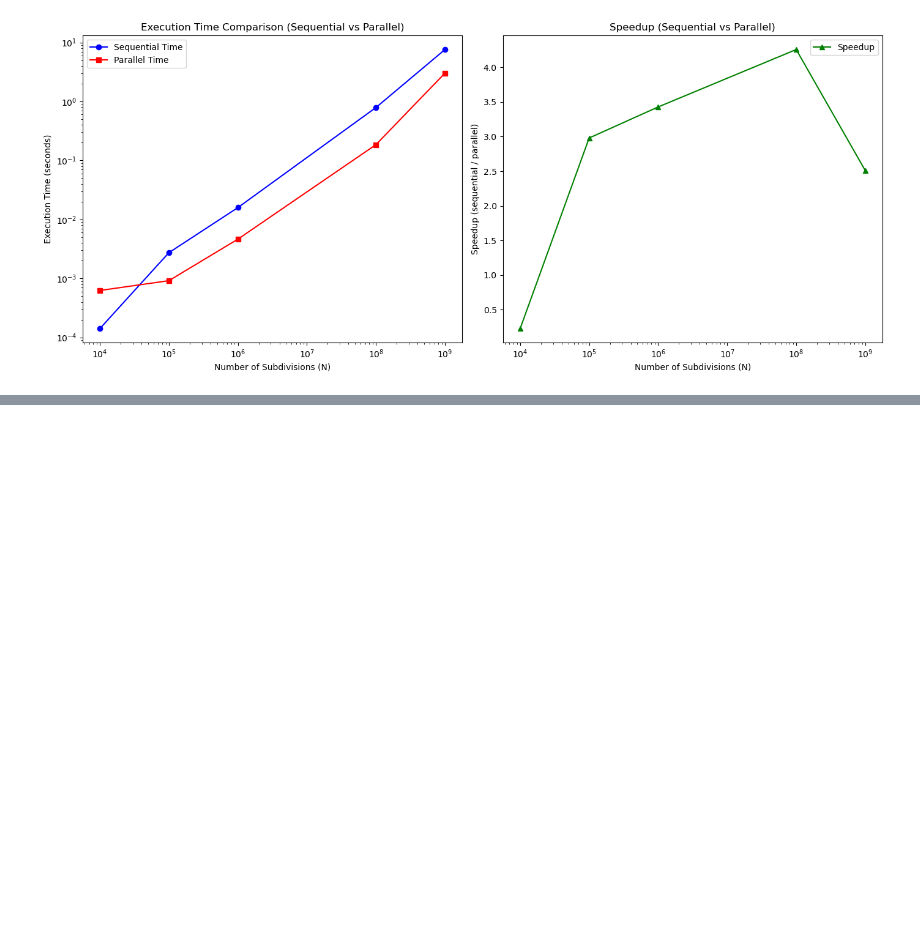
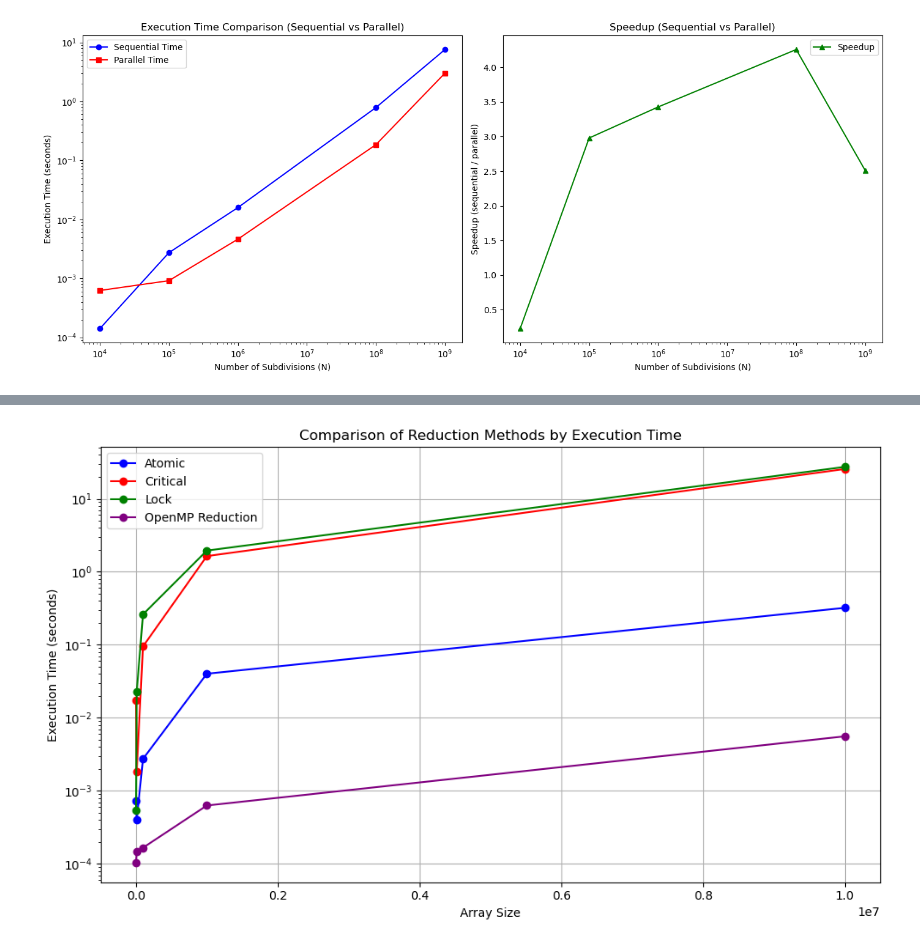
Before and after one commit to tmaxell/openmp_tasks, a Jupyter notebook: graphs/graph.ipynb, the cells around one changed output, grey strips where cells are left out. Saved outputs shown, nothing was run; the diff lists cells and outputs as text; code cells hidden in the pictures; blank space fills up the shorter version.

```diff
--- a/graphs/graph.ipynb
+++ b/graphs/graph.ipynb
@@ -151,0 +212,29 @@ plt.show()
+# %%
+import matplotlib.pyplot as plt
+
+array_sizes = [1000, 10000, 100000, 1000000, 10000000]
+
+time_atomic = [0.000730038, 0.000399113, 0.00275588, 0.0402598, 0.321489]
+time_critical = [0.017483, 0.00184417, 0.0954812, 1.64216, 25.592]
+time_lock = [0.000539064, 0.022754, 0.262047, 1.95365, 27.36]
+time_openmp_reduction = [0.000104904, 0.000146866, 0.000167131, 0.000632048, 0.00559497]
+
+plt.figure(figsize=(10, 6))
+
+plt.plot(array_sizes, time_atomic, label='Atomic', marker='o', linestyle='-', color='b')
+plt.plot(array_sizes, time_critical, label='Critical', marker='o', linestyle='-', color='r')
+plt.plot(array_sizes, time_lock, label='Lock', marker='o', linestyle='-', color='g')
+plt.plot(array_sizes, time_openmp_reduction, label='OpenMP Reduction', marker='o', linestyle='-', color='purple')
+
+plt.yscale('log')
+
+plt.xlabel('Array Size')
+plt.ylabel('Execution Time (seconds)')
+plt.title('Comparison of Reduction Methods by Execution Time')
+plt.legend()
+
+plt.grid(True)
+plt.tight_layout()
+plt.show()
+# %% [output]
+[figure, added]
```
Also changed, not shown: parts of 5 cells of this notebook.
